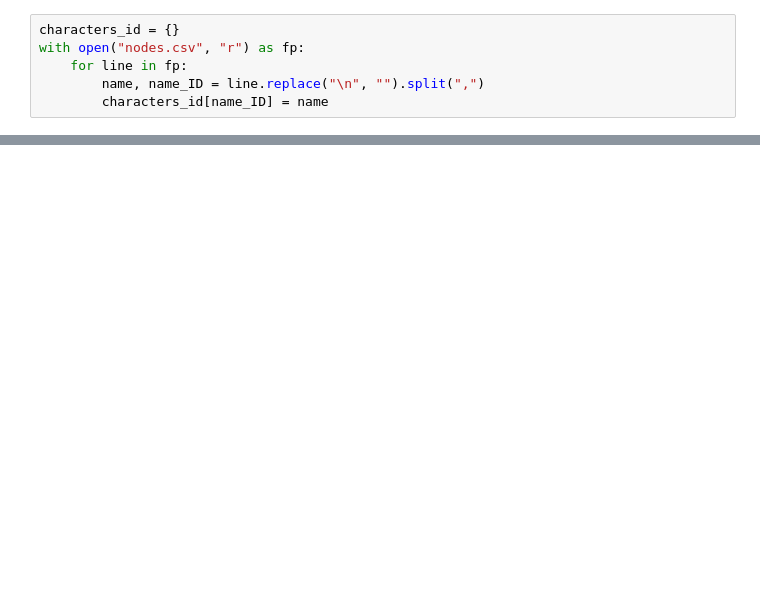
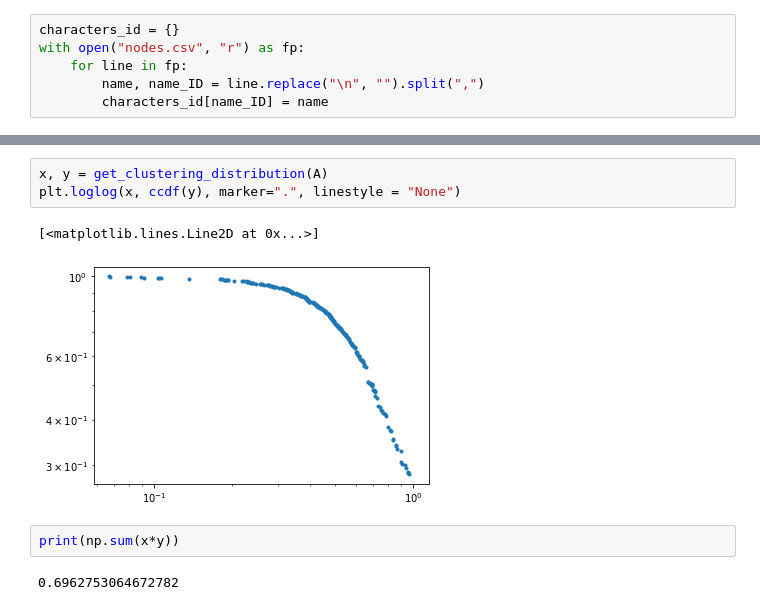
Before and after one commit to Dan8991/A-Storm-of-Nodes, a Jupyter notebook: got_network.ipynb, the cells around one changed output, grey strips where cells are left out. Cells and saved outputs as stored; diff of their text form; blank space fills up the shorter version.

```diff
--- a/got_network.ipynb
+++ b/got_network.ipynb
@@ -107,0 +110,10 @@ average distance =  2.6952904321325373
+# %%
+x, y = get_clustering_distribution(A)
+plt.loglog(x, ccdf(y), marker=".", linestyle = "None")
+# %% [output]
+[<matplotlib.lines.Line2D at 0x...>]
+[figure, added]
+# %%
+print(np.sum(x*y))
+# %% [output]
+0.6962753064672782
```
Also changed, not shown: parts of 8 cells of this notebook.
